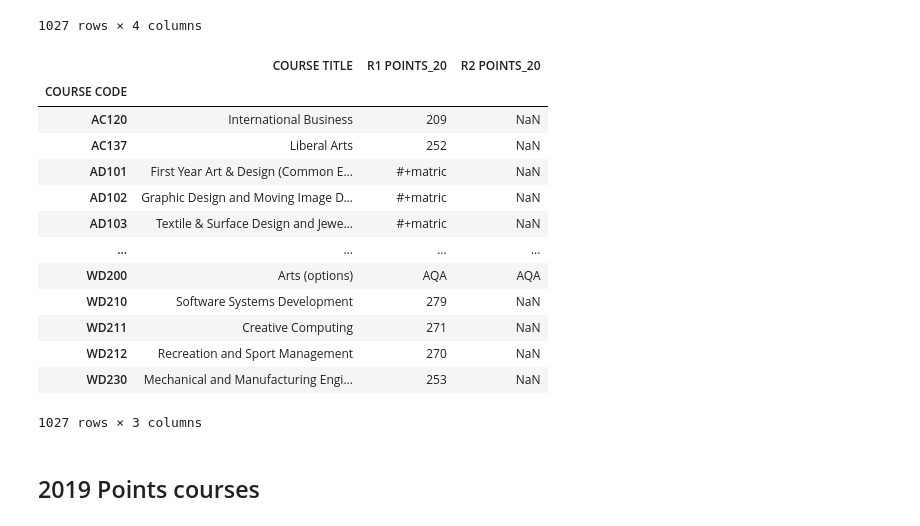
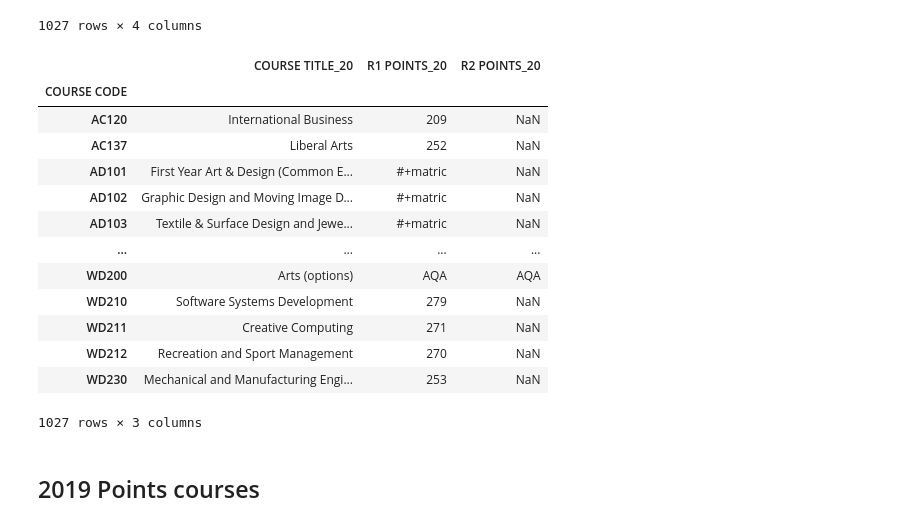
Before and after one commit to Anja585/SchoolProject-FundamentalsOfDataAnalysis, a Jupyter notebook: cao.ipynb, the cells around one changed output. Drawn from its saved outputs; the diff is of its cells as text; code cells hidden in the pictures.

Commit message:
joining the dataframes

```diff
--- a/cao.ipynb
+++ b/cao.ipynb
@@ -202,11 +202,11 @@ courses2020_level8
 1027 rows × 4 columns
 # %%
 # rename the column name
-courses2020_level8 = courses2020_level8.rename(columns = {'COURSE CODE2':'COURSE CODE','R1 POINTS':'R1 POINTS_20', 'R2 POINTS':'R2 POINTS_20'})
+courses2020_level8 = courses2020_level8.rename(columns = {'COURSE CODE2':'COURSE CODE', 'COURSE TITLE':'COURSE TITLE_20', 'R1 POINTS':'R1 POINTS_20', 'R2 POINTS':'R2 POINTS_20'})
 courses2020_level8 = courses2020_level8.set_index('COURSE CODE') # set the index to course code
 courses2020_level8
 # %% [output]
-|  | COURSE TITLE | R1 POINTS_20 | R2 POINTS_20 |
+|  | COURSE TITLE_20 | R1 POINTS_20 | R2 POINTS_20 |
 | COURSE CODE |  |  |  |
 | AC120 | International Business | 209 | NaN |
 | AC137 | Liberal Arts | 252 | NaN |
```
Also changed, not shown: parts of 11 cells of this notebook, 4 other files.
